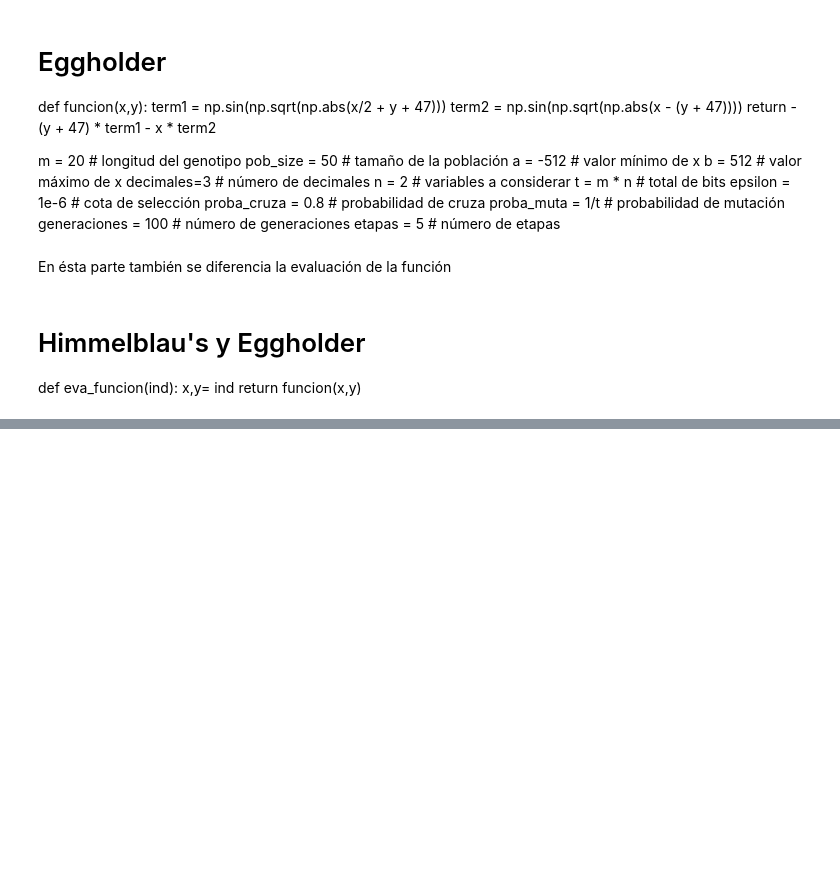
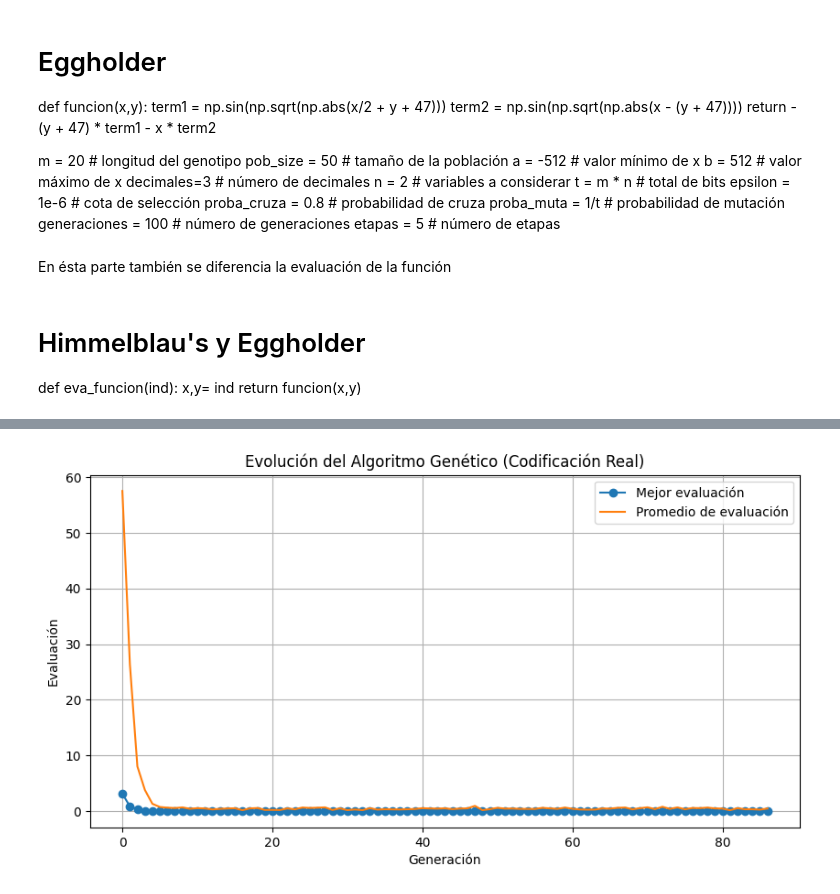
Before and after one commit to PabloBenitezR/C-mputo-Evolutivo, a Jupyter notebook: Codificación/Cod Real.ipynb, the cells around one changed output, grey strips where cells are left out. Drawn from its saved outputs; the diff is of its cells as text; code cells hidden in the pictures; blank space fills up the shorter version.

```diff
--- a/Codificación/Cod Real.ipynb
+++ b/Codificación/Cod Real.ipynb
@@ -204,0 +206,79 @@ Mejor evaluación f(x1, x2): 0.0
+# %%
+# %% Algoritmo Genético con criterio de paro
+def AG_real(pob_size, n, a, b, decimales, epsilon, proba_cruza, proba_muta, etapas, generaciones, umbral, max_sin_mejora):
+    pob = gen_pop(pob_size, n, a, b)
+
+    mejor_hijo = None
+    mejor_aptitud = np.inf
+    h = []      # Historial del mejor
+    h_pp = []   # Historial del promedio
+    sin_mejora = 0
+
+    for eta in range(etapas):
+        for gen in range(generaciones):
+            evaluar = np.array([eva_funcion(ind) for ind in pob])
+            mejor_ahora = np.min(evaluar)
+            h.append(mejor_ahora)
+            h_pp.append(np.mean(evaluar))
+
+            # Verificar si hay mejora
+            if mejor_ahora < mejor_aptitud:
+                mejor_aptitud = mejor_ahora
+                mejor_hijo = pob[np.argmin(evaluar)]
+                sin_mejora = 0  # Reinicia el contador
+            else:
+                sin_mejora += 1  # Aumenta si no hubo mejora
+
+            # Criterios de paro
+            if mejor_aptitud < umbral:
+                print("\n🛑 Criterio de paro: Se alcanzó el umbral de aptitud.")
+                return mejor_hijo, mejor_aptitud, h, h_pp
+
+            if sin_mejora >= max_sin_mejora:
+                print("\n🛑 Criterio de paro: No hubo mejora en las últimas", max_sin_mejora, "generaciones.")
+                return mejor_hijo, mejor_aptitud, h, h_pp
+
+            # Selección y reproducción
+            nueva_pob = []
+            while len(nueva_pob) < pob_size:
+                padre1 = torneo(pob, epsilon)
+                padre2 = torneo(pob, epsilon)
+                hijo1, hijo2 = cruzar(padre1, padre2, proba_cruza)
+                hijo1 = mutar(hijo1, proba_muta, a, b)
+                hijo2 = mutar(hijo2, proba_muta, a, b)
+                nueva_pob.append(hijo1)
+                if len(nueva_pob) < pob_size:
+                    nueva_pob.append(hijo2)
+
+            pob = np.array(nueva_pob)
+
+    print("\n🛑 Criterio de paro: Se alcanzó el máximo de generaciones.")
+    return mejor_hijo, mejor_aptitud, h, h_pp
+
+# %% Ejecutar el algoritmo genético con criterio de paro
+def main():
+    mejor_ind, mejor_apt, h, h_pp = AG_real(
+        pob_size, n, a, b, decimales, epsilon, proba_cruza, proba_muta,
+        etapas, generaciones, umbral=1e-7, max_sin_mejora=20)
+
+    mejor_genotipo = np.random.randint(0, 2, size=40)
+
+    print("\nTotal de generaciones:", len(h))
+    print("Mejor genotipo:", mejor_genotipo)
+    print("Mejor fenotipo (x1,...,xn):", mejor_ind)
+    print("Mejor evaluación f(x1,...,xn):", round(mejor_apt, decimales))
+
+    # Graficar la evolución de la evaluación
+    plt.figure(figsize=(10, 5))
+    plt.plot(h, marker='o', linestyle='-', label="Mejor evaluación")
+    plt.plot(h_pp, label="Promedio de evaluación")
+    plt.xlabel("Generación")
+    plt.ylabel("Evaluación")
+    plt.title("Evolución del Algoritmo Genético (Codificación Real)")
+    plt.legend()
+    plt.grid(True)
+    plt.show()
+
+if __name__ == "__main__":
+    main()
+# %% [output]
@@ -204,0 +292 @@ Mejor evaluación f(x1, x2): 0.0
+[figure, added]
```
Also changed, not shown: parts of 6 cells of this notebook, 19 other files.
